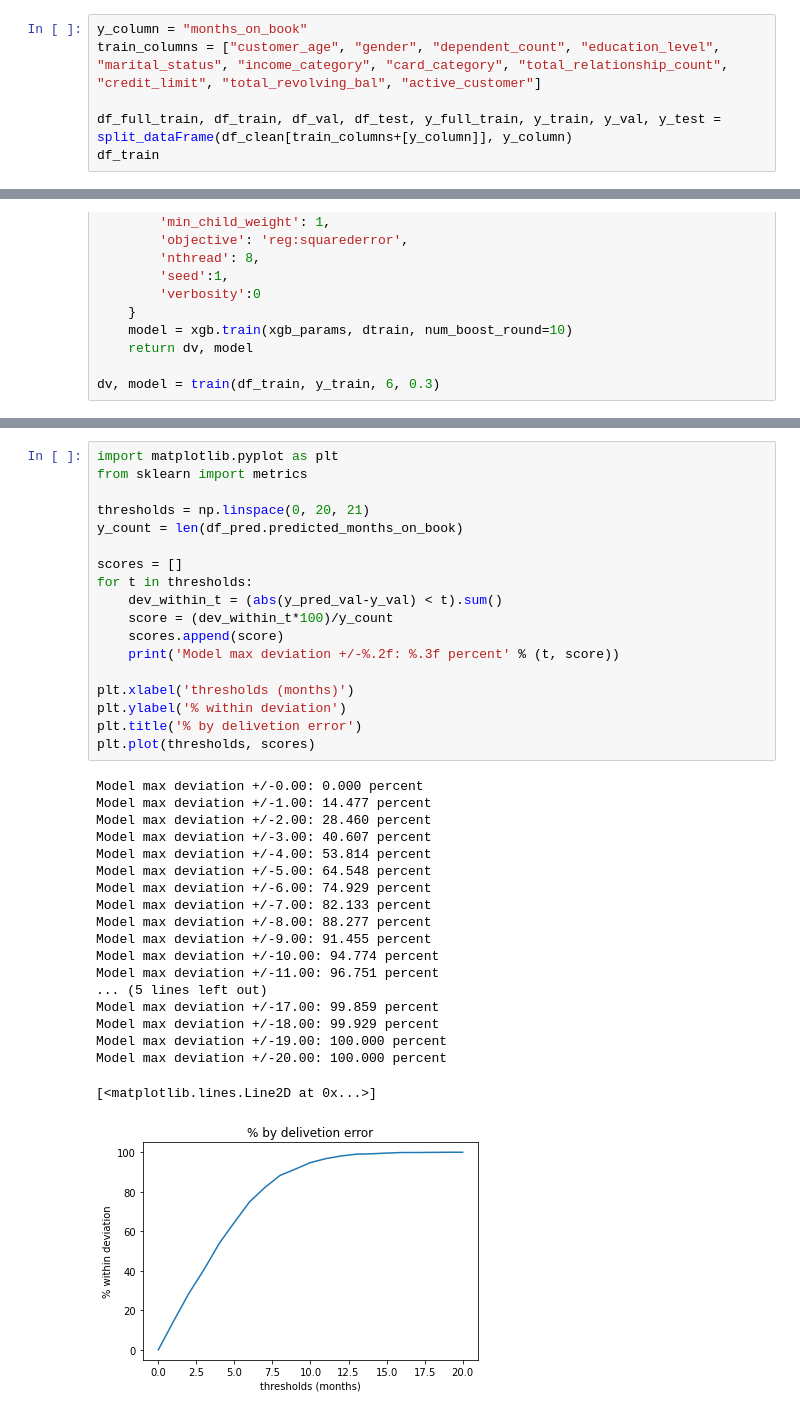
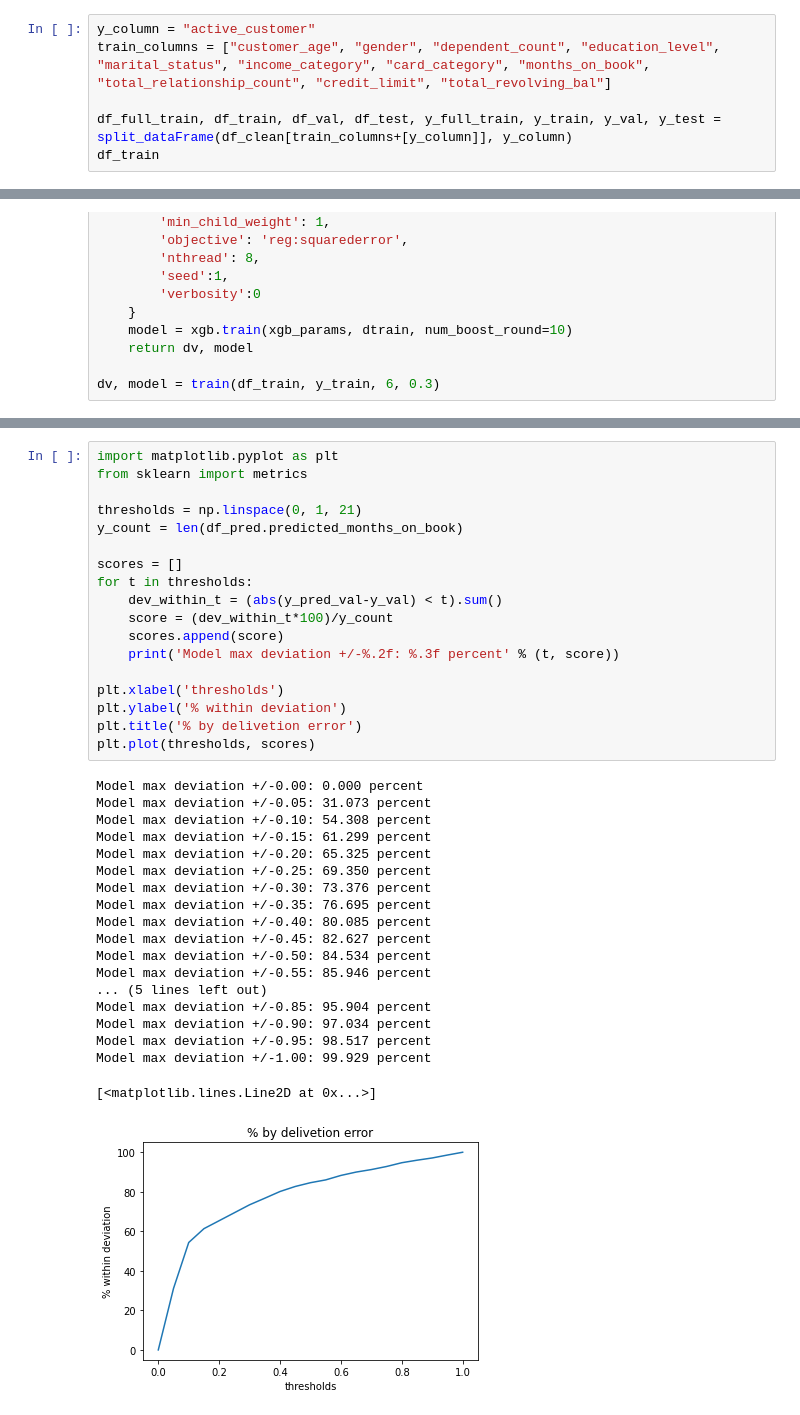
Before and after one commit to razorcd/mlops-project, a Jupyter notebook: capstone-project/model_train.ipynb, the cells around one changed output, grey strips where cells are left out. Cells and saved outputs as stored; diff of their text form.

Commit message:
update model to predict churn %

```diff
--- a/capstone-project/model_train.ipynb
+++ b/capstone-project/model_train.ipynb
@@ -61,8 +61,8 @@ def split_dataFrame(df_to_split, y_column):
 
     return df_full_train, df_train, df_val, df_test, y_full_train, y_train, y_val, y_test
 # %%
-y_column = "months_on_book"
-train_columns = ["customer_age", "gender", "dependent_count", "education_level", "marital_status", "income_category", "card_category", "total_relationship_count", "credit_limit", "total_revolving_bal", "active_customer"]
+y_column = "active_customer"
+train_columns = ["customer_age", "gender", "dependent_count", "education_level", "marital_status", "income_category", "card_category", "months_on_book", "total_relationship_count", "credit_limit", "total_revolving_bal"]
 
 df_full_train, df_train, df_val, df_test, y_full_train, y_train, y_val, y_test = split_dataFrame(df_clean[train_columns+[y_column]], y_column)
 df_train
@@ -159,38 +175,38 @@ RMSE for numerical linear: 5.237737195088495
 # %%
 import matplotlib.pyplot as plt
 from sklearn import metrics
 
-thresholds = np.linspace(0, 20, 21)
+thresholds = np.linspace(0, 1, 21)
 y_count = len(df_pred.predicted_months_on_book)
 
 scores = []
 for t in thresholds:
     dev_within_t = (abs(y_pred_val-y_val) < t).sum()
     score = (dev_within_t*100)/y_count
     scores.append(score)
     print('Model max deviation +/-%.2f: %.3f percent' % (t, score))
 
-plt.xlabel('thresholds (months)')
+plt.xlabel('thresholds')
 plt.ylabel('% within deviation')
 plt.title('% by delivetion error')
 plt.plot(thresholds, scores)
 # %% [output]
 Model max deviation +/-0.00: 0.000 percent
-Model max deviation +/-1.00: 14.477 percent
-Model max deviation +/-2.00: 28.460 percent
-Model max deviation +/-3.00: 40.607 percent
-Model max deviation +/-4.00: 53.814 percent
-Model max deviation +/-5.00: 64.548 percent
-Model max deviation +/-6.00: 74.929 percent
-Model max deviation +/-7.00: 82.133 percent
-Model max deviation +/-8.00: 88.277 percent
-Model max deviation +/-9.00: 91.455 percent
-Model max deviation +/-10.00: 94.774 percent
-Model max deviation +/-11.00: 96.751 percent
+Model max deviation +/-0.05: 31.073 percent
+Model max deviation +/-0.10: 54.308 percent
+Model max deviation +/-0.15: 61.299 percent
+Model max deviation +/-0.20: 65.325 percent
+Model max deviation +/-0.25: 69.350 percent
+Model max deviation +/-0.30: 73.376 percent
+Model max deviation +/-0.35: 76.695 percent
+Model max deviation +/-0.40: 80.085 percent
+Model max deviation +/-0.45: 82.627 percent
+Model max deviation +/-0.50: 84.534 percent
+Model max deviation +/-0.55: 85.946 percent
 ... (5 lines left out)
-Model max deviation +/-17.00: 99.859 percent
-Model max deviation +/-18.00: 99.929 percent
-Model max deviation +/-19.00: 100.000 percent
-Model max deviation +/-20.00: 100.000 percent
+Model max deviation +/-0.85: 95.904 percent
+Model max deviation +/-0.90: 97.034 percent
+Model max deviation +/-0.95: 98.517 percent
+Model max deviation +/-1.00: 99.929 percent
 [<matplotlib.lines.Line2D at 0x...>]
-[figure, old version]
+[figure, new version]
```
Also changed, not shown: parts of 2 cells of this notebook.
